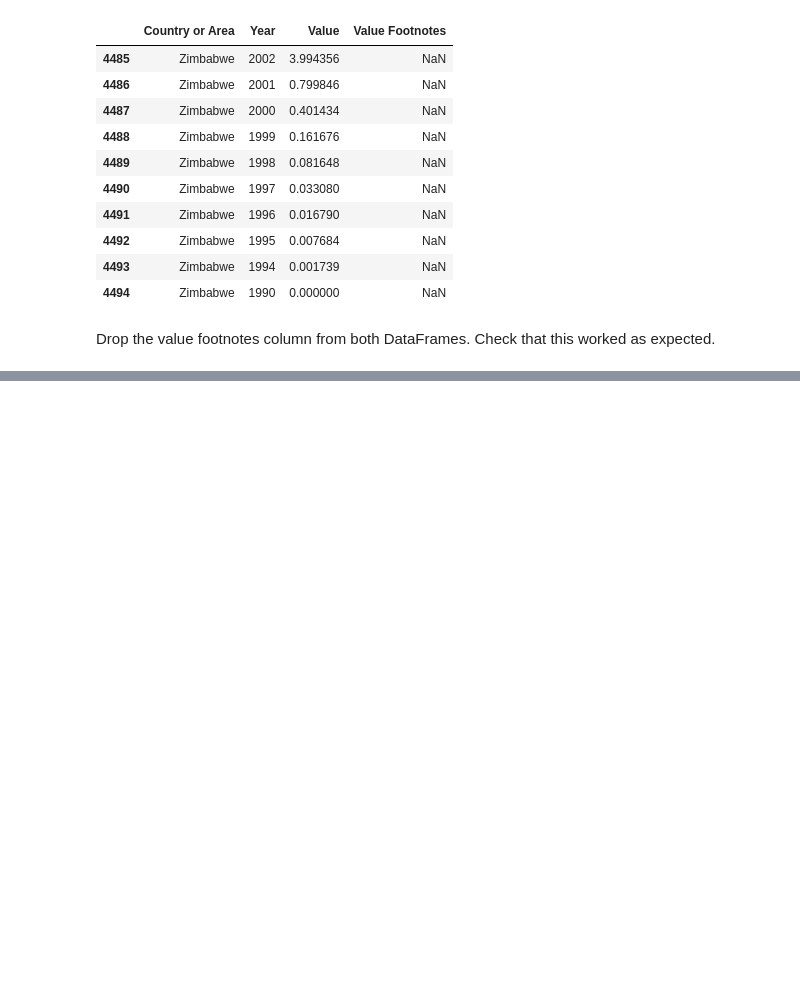
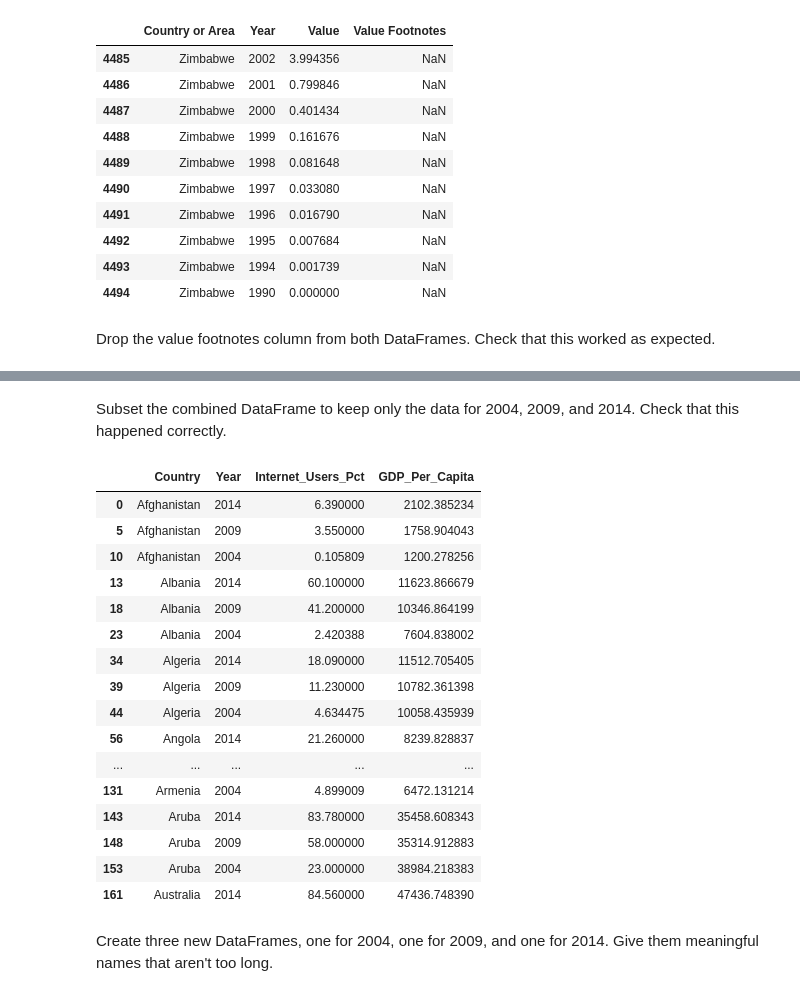
Before and after one commit to NSS-Data-Analytics-Cohort-7/gdp-and-internet-usage-RobertRLunn, a Jupyter notebook: Notebook/gdpworkbook.ipynb, the cells around one changed output, grey strips where cells are left out. Cells and saved outputs as stored; diff of their text form; code cells hidden in the pictures; blank space fills up the shorter version.

```diff
--- a/Notebook/gdpworkbook.ipynb
+++ b/Notebook/gdpworkbook.ipynb
@@ -159,0 +158,2 @@ Subset the combined DataFrame to keep only the data for 2004, 2009, and 2014. Ch
+# %% [markdown]
+Subset the combined DataFrame to keep only the data for 2004, 2009, and 2014. Check that this happened correctly.
@@ -159,0 +162,22 @@ Subset the combined DataFrame to keep only the data for 2004, 2009, and 2014. Ch
+# %%
+gdp_and_internet_use.head(25)
+# %% [output]
+|  | Country | Year | Internet_Users_Pct | GDP_Per_Capita |
+| 0 | Afghanistan | 2014 | 6.390000 | 2102.385234 |
+| 5 | Afghanistan | 2009 | 3.550000 | 1758.904043 |
+| 10 | Afghanistan | 2004 | 0.105809 | 1200.278256 |
+| 13 | Albania | 2014 | 60.100000 | 11623.866679 |
+| 18 | Albania | 2009 | 41.200000 | 10346.864199 |
+| 23 | Albania | 2004 | 2.420388 | 7604.838002 |
+| 34 | Algeria | 2014 | 18.090000 | 11512.705405 |
+| 39 | Algeria | 2009 | 11.230000 | 10782.361398 |
+| 44 | Algeria | 2004 | 4.634475 | 10058.435939 |
+| 56 | Angola | 2014 | 21.260000 | 8239.828837 |
+| ... | ... | ... | ... | ... |
+| 131 | Armenia | 2004 | 4.899009 | 6472.131214 |
+| 143 | Aruba | 2014 | 83.780000 | 35458.608343 |
+| 148 | Aruba | 2009 | 58.000000 | 35314.912883 |
+| 153 | Aruba | 2004 | 23.000000 | 38984.218383 |
+| 161 | Australia | 2014 | 84.560000 | 47436.748390 |
+# %% [markdown]
+Create three new DataFrames, one for 2004, one for 2009, and one for 2014. Give them meaningful names that aren't too long.
```
Also changed, not shown: parts of 57 cells of this notebook.
